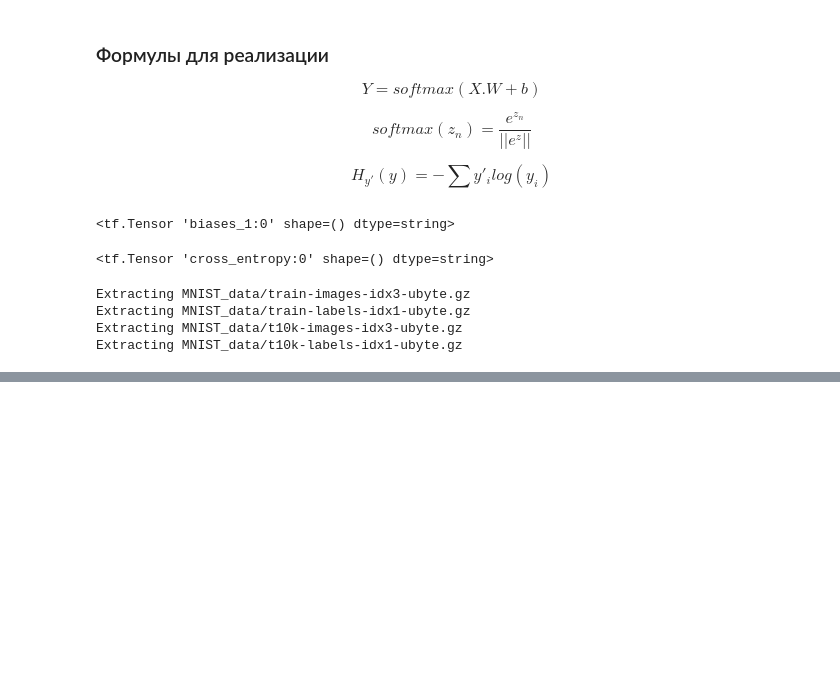
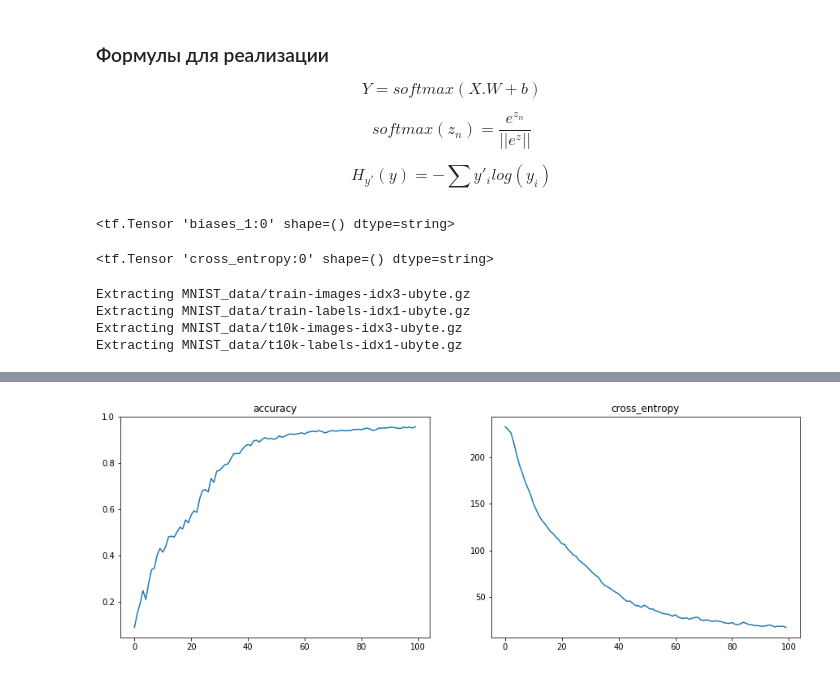
Before and after one commit to mlomsk/ML_MNIST_Workshop_2017-09-28, a Jupyter notebook: main.ipynb, the cells around one changed output, grey strips where cells are left out. Cells and saved outputs as stored; diff of their text form; code cells hidden in the pictures; blank space fills up the shorter version.

Commit message:
add deep nn

```diff
--- a/main.ipynb
+++ b/main.ipynb
@@ -232,7 +235,7 @@ def save_summary(sess, mnist, writer, merged, accuracy, i):
 # %%
 with tf.Session() as sess:
     merged = tf.summary.merge_all() # Merge all the summaries and write them out to
-    writer = tf.summary.FileWriter("/tmp/tensorflow/one_layer.log", sess.graph)
+    writer = tf.summary.FileWriter("/tmp/tensorflow/one_layer", sess.graph)
     tf.global_variables_initializer().run()
 
     for i in range(1000):
@@ -304,0 +385,33 @@ Test: 0.9162999987602234, 2978.724853515625
+# %%
+def train_deep(X, Y, Ylogits, Y_, epoches=1000):
+    cross_entropy = tf.nn.softmax_cross_entropy_with_logits(logits=Ylogits, labels=Y_)
+    cross_entropy = tf.reduce_mean(cross_entropy)*100
+
+    is_correct = tf.equal(tf.argmax(Y,1), tf.argmax(Y_,1))
+    accuracy = tf.reduce_mean(tf.cast(is_correct, tf.float32))
+
+    learning_rate=0.003
+    optimizer = tf.train.AdamOptimizer(learning_rate)
+    train_step = optimizer.minimize(cross_entropy)
+
+    accuracy_vis, cross_entropy_vis = [], []
+
+    with tf.Session() as sess:
+        tf.global_variables_initializer().run()
+        for i in range(epoches):
+            batch_X, batch_Y = mnist.train.next_batch(100)
+            train_data={X: batch_X, Y_: batch_Y}
+
+            # train
+            sess.run(train_step, feed_dict=train_data)
+
+            if i % 10 == 0:
+                test_data={X: mnist.test.images, Y_: mnist.test.labels}
+                a, c = sess.run([accuracy, cross_entropy], feed_dict=test_data)
+                accuracy_vis.append(a)
+                cross_entropy_vis.append(c)
+                if i % 100 == 0:
+                    print("Test: {}, {}".format(a, c))
+    return (accuracy_vis, cross_entropy_vis)
+# %%
+a, c = train_deep(X, Y, Ylogits, Y_)
@@ -304,0 +429,4 @@ Test: 0.9162999987602234, 2978.724853515625
+# %%
+draw(a,c)
+# %% [output]
+[figure, added]
```
Also changed, not shown: parts of 41 cells of this notebook, 26 other files.
